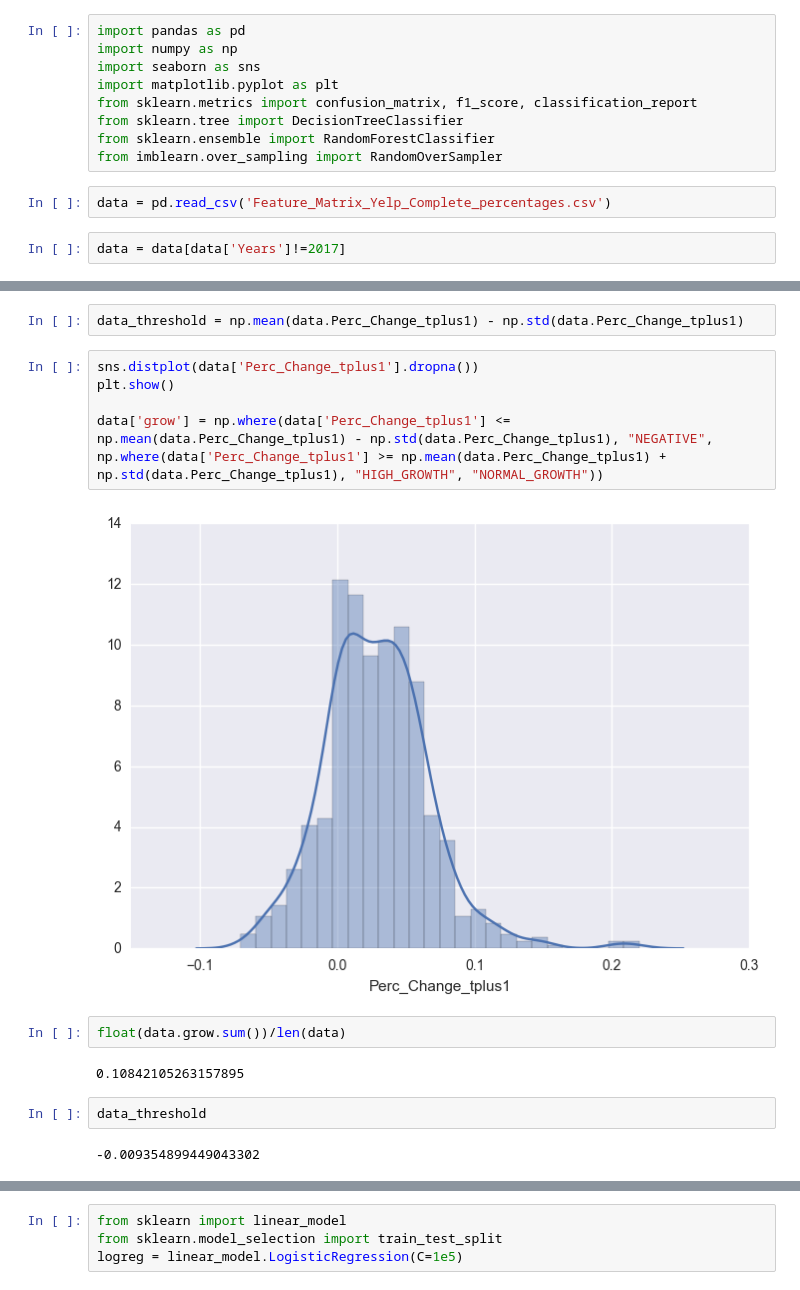
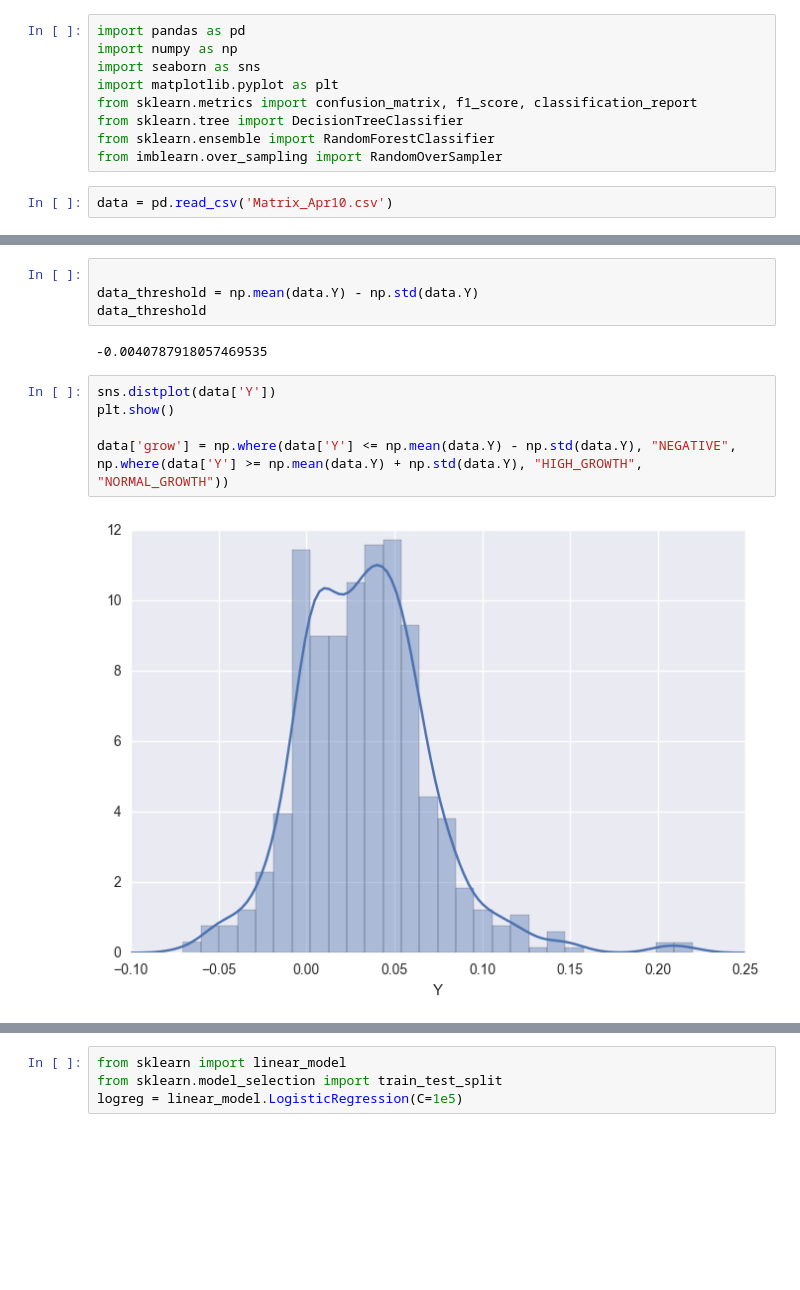
Before and after one commit to joroscha/ml, a Jupyter notebook: Model Testing.ipynb, the cells around one changed output, grey strips where cells are left out. Drawn from its saved outputs; the diff is of its cells as text; blank space fills up the shorter version.

Commit message:
models use New data set with all features

```diff
--- a/Model Testing.ipynb
+++ b/Model Testing.ipynb
@@ -8,6 +8,4 @@ from sklearn.tree import DecisionTreeClassifier
 from sklearn.ensemble import RandomForestClassifier
 from imblearn.over_sampling import RandomOverSampler
 # %%
-data = pd.read_csv('Feature_Matrix_Yelp_Complete_percentages.csv')
+data = pd.read_csv('Matrix_Apr10.csv')
-# %%
-data = data[data['Years']!=2017]
@@ -14,20 +24,16 @@ data = data[data['Years']!=2017]
 # %%
-data_threshold = np.mean(data.Perc_Change_tplus1) - np.std(data.Perc_Change_tplus1)
+
+data_threshold = np.mean(data.Y) - np.std(data.Y)
+data_threshold
+# %% [output]
+-0.0040787918057469535
 # %%
-sns.distplot(data['Perc_Change_tplus1'].dropna())
+sns.distplot(data['Y'])
 plt.show()
 
-data['grow'] = np.where(data['Perc_Change_tplus1'] <= np.mean(data.Perc_Change_tplus1) - np.std(data.Perc_Change_tplus1), "NEGATIVE", np.where(data['Perc_Change_tplus1'] >= np.mean(data.Perc_Change_tplus1) + np.std(data.Perc_Change_tplus1), "HIGH_GROWTH", "NORMAL_GROWTH"))
+data['grow'] = np.where(data['Y'] <= np.mean(data.Y) - np.std(data.Y), "NEGATIVE", np.where(data['Y'] >= np.mean(data.Y) + np.std(data.Y), "HIGH_GROWTH", "NORMAL_GROWTH"))
 # %% [output]
-[figure, old version]
+[figure, new version]
-# %%
-float(data.grow.sum())/len(data)
-# %% [output]
-0.10842105263157895
-# %%
-data_threshold
-# %% [output]
--0.009354899449043302
 # %%
 data.head()
 # %% [output]
```
Also changed, not shown: parts of 13 cells of this notebook.
